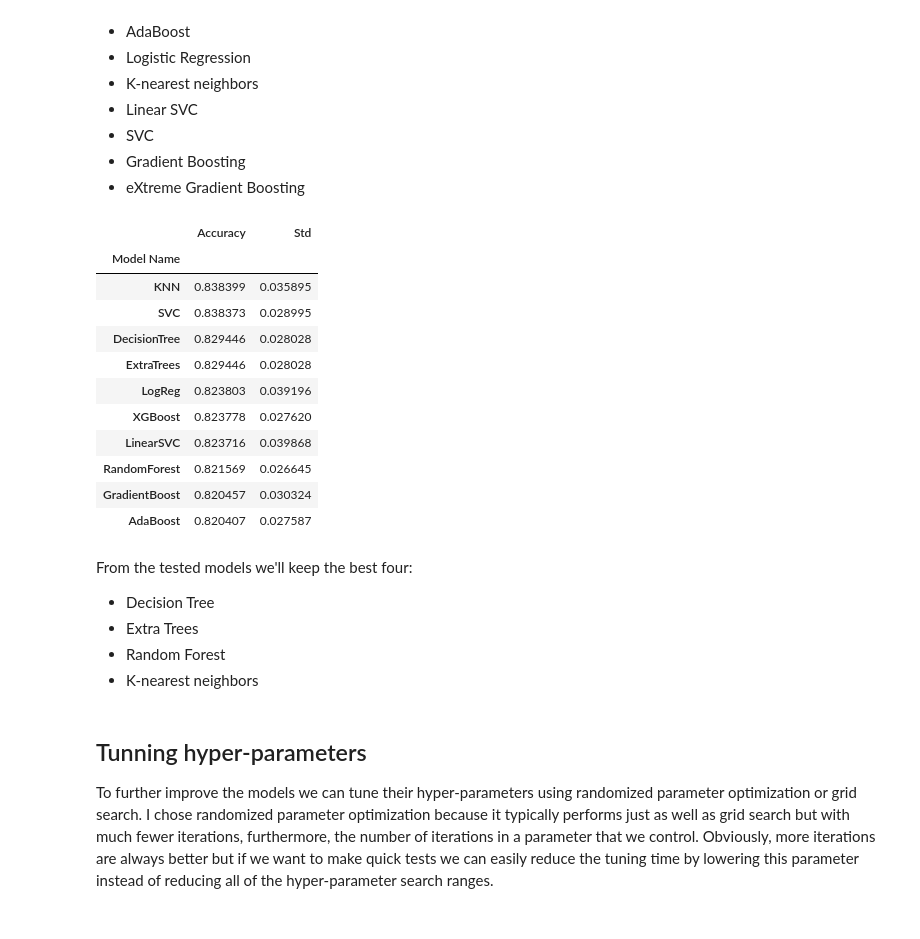
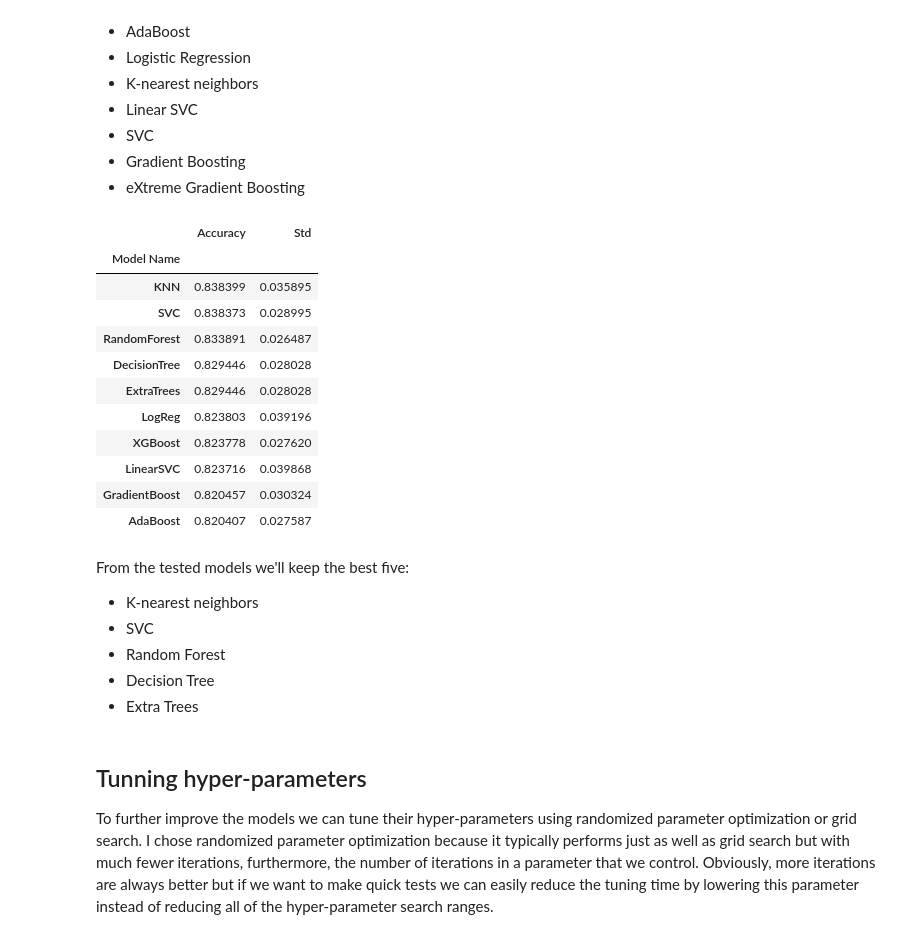
Before and after one commit to davidtvs/kaggle-titanic, a Jupyter notebook: surviving-the-titanic.ipynb, the cells around one changed output. Cells and saved outputs as stored; diff of their text form; code cells hidden in the pictures.

```diff
--- a/surviving-the-titanic.ipynb
+++ b/surviving-the-titanic.ipynb
@@ -685,50 +686,53 @@ k_folds = 10
 
 # Create a dictionary containing the instance of the models, scores, mean accuracy and standard deviation
 classifiers = {
     'name': ['DecisionTree', 'RandomForest', 'ExtraTrees', 'AdaBoost', 'LogReg', 'KNN', 'LinearSVC', 'SVC',
              'XGBoost', 'GradientBoost'],
-    'models': [DecisionTreeClassifier(), RandomForestClassifier(), ExtraTreesClassifier(), AdaBoostClassifier(),
-               LogisticRegression(), KNeighborsClassifier(), LinearSVC(), SVC(gamma='auto'), XGBClassifier(),
-               GradientBoostingClassifier()],
+    'models': [DecisionTreeClassifier(random_state=random_state), RandomForestClassifier(random_state=random_state),
+               ExtraTreesClassifier(random_state=random_state), AdaBoostClassifier(random_state=random_state),
+               LogisticRegression(random_state=random_state), KNeighborsClassifier(), LinearSVC(random_state=random_state),
+               SVC(random_state=random_state), XGBClassifier(random_state=random_state),
+               GradientBoostingClassifier(random_state=random_state)],
     'scores': [],
     'acc_mean': [],
     'acc_std': []
 }
 
 # Run cross-validation and store the scores
 for model in classifiers['models']:
     score = cross_val_score(model, X_train, Y_train, cv=k_folds, n_jobs=4)
     classifiers['scores'].append(score)
     classifiers['acc_mean'].append(score.mean())
     classifiers['acc_std'].append(score.std())
 
 # Create a nice table with the results
 classifiers_df = pd.DataFrame({
     'Model Name': classifiers['name'],
     'Accuracy': classifiers['acc_mean'],
     'Std': classifiers['acc_std']
 }, columns=['Model Name', 'Accuracy', 'Std']).set_index('Model Name')
 
 classifiers_df.sort_values('Accuracy', ascending=False)
 # %% [output]
 |  | Accuracy | Std |
 | Model Name |  |  |
 | KNN | 0.838399 | 0.035895 |
 | SVC | 0.838373 | 0.028995 |
+| RandomForest | 0.833891 | 0.026487 |
 | DecisionTree | 0.829446 | 0.028028 |
 | ExtraTrees | 0.829446 | 0.028028 |
 | LogReg | 0.823803 | 0.039196 |
 | XGBoost | 0.823778 | 0.027620 |
 | LinearSVC | 0.823716 | 0.039868 |
-| RandomForest | 0.821569 | 0.026645 |
 | GradientBoost | 0.820457 | 0.030324 |
 | AdaBoost | 0.820407 | 0.027587 |
 # %% [markdown]
-From the tested models we'll keep the best four:
+From the tested models we'll keep the best five:
+- K-nearest neighbors
+- SVC
+- Random Forest
 - Decision Tree
 - Extra Trees
-- Random Forest
-- K-nearest neighbors
 # %% [markdown]
 ## Tunning hyper-parameters
 
```
Also changed, not shown: parts of 19 cells of this notebook.
